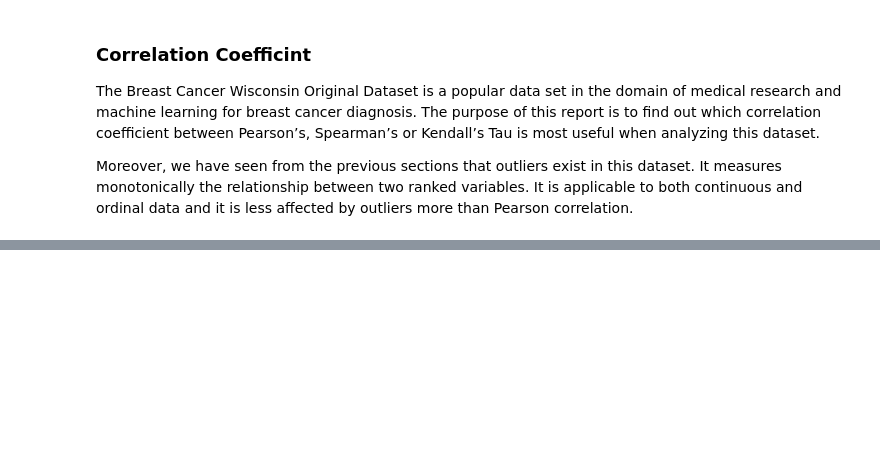
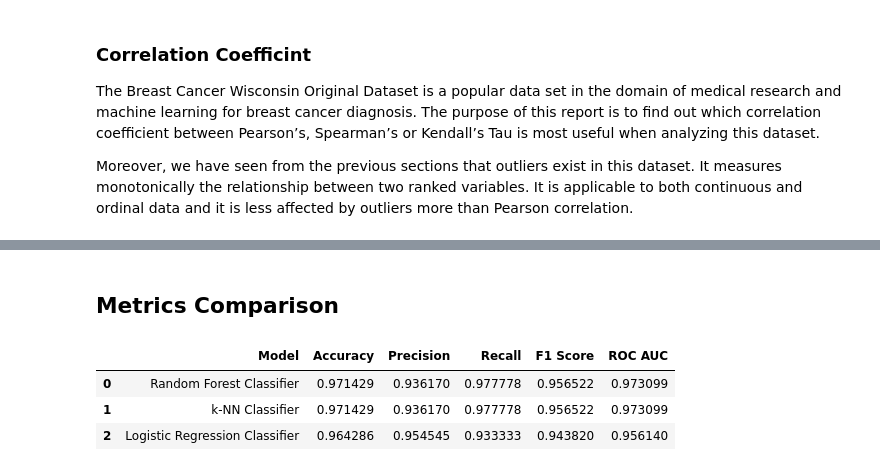
Before and after one commit to reidlai/cp610-final, a Jupyter notebook: cp610-final.ipynb, the cells around one changed output, grey strips where cells are left out. Saved outputs shown, nothing was run; the diff lists cells and outputs as text; code cells hidden in the pictures; blank space fills up the shorter version.

```diff
--- a/cp610-final.ipynb
+++ b/cp610-final.ipynb
@@ -488,0 +620,17 @@ display(df_reduced)
+# %%
+lr = LogisticRegression(random_state=0)
+lr.fit(X_train, y_train)
+y_pred = lr.predict(X_test)
+
+lr_accuracy = accuracy_score(y_test, y_pred)
+lr_precision = precision_score(y_test, y_pred)
+lr_recall = recall_score(y_test, y_pred)
+lr_f1 = f1_score(y_test, y_pred)
+
+lr_y_pred_proba = rfc.predict_proba(X_test)[:, 1]
+lr_fpr1, lr_tpr1, _ = roc_curve(y_test, lr_y_pred_proba)
+lr_roc_auc = roc_auc_score(y_test, y_pred)
+
+lr_tn, lr_fp, lr_fn, lr_tp = confusion_matrix(y_test, y_pred).ravel()
+
+metrics_df.loc[2] = ["Logistic Regression Classifier", lr_accuracy, lr_precision, lr_recall, lr_f1, lr_roc_auc]
@@ -488,0 +641,22 @@ display(df_reduced)
+# %% [markdown]
+## Metrics Comparison
+# %%
+import altair as alt
+
+display(metrics_df)
+
+# Melt the DataFrame to have metrics and values in separate columns
+melted_df = metrics_df.melt('Model', var_name='Metric', value_name='Value')
+
+# Create a bar chart
+alt.Chart(melted_df).mark_bar().encode(
+    x='Model',
+    y='Value',
+    color='Model',
+    column='Metric'
+)
+# %% [output]
+|  | Model | Accuracy | Precision | Recall | F1 Score | ROC AUC |
+| 0 | Random Forest Classifier | 0.971429 | 0.936170 | 0.977778 | 0.956522 | 0.973099 |
+| 1 | k-NN Classifier | 0.971429 | 0.936170 | 0.977778 | 0.956522 | 0.973099 |
+| 2 | Logistic Regression Classifier | 0.964286 | 0.954545 | 0.933333 | 0.943820 | 0.956140 |
```
Also changed, not shown: parts of 27 cells of this notebook, 2 other files.
